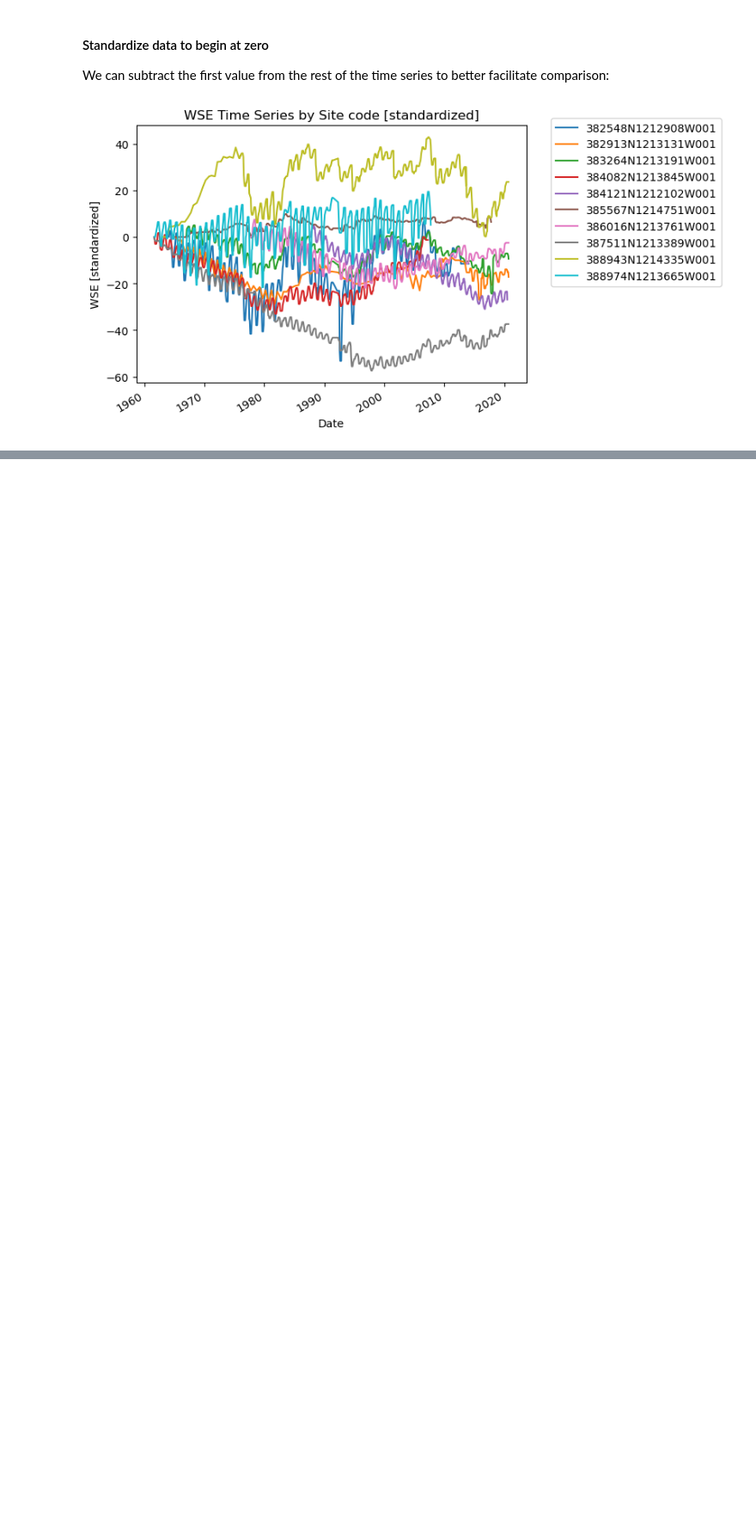
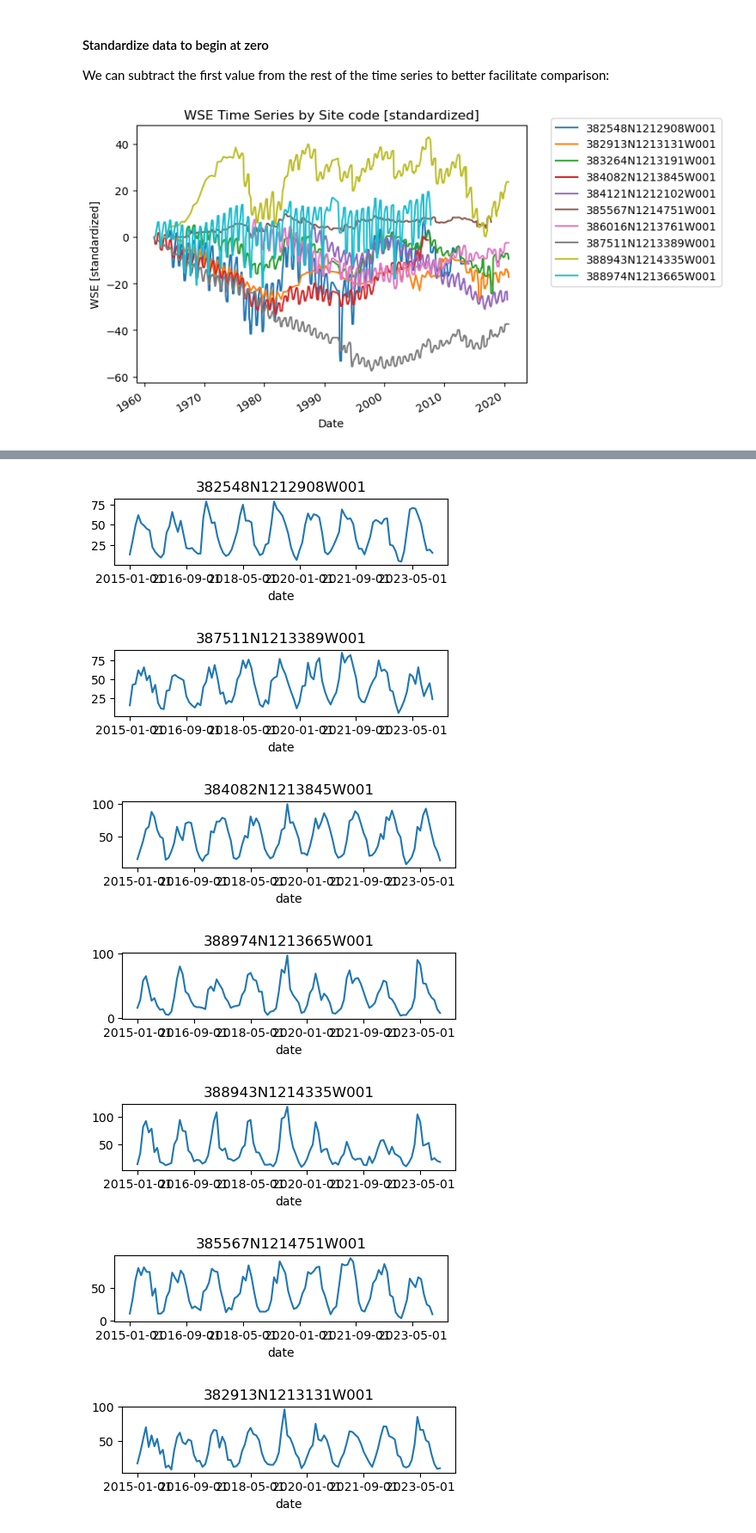
Before and after one commit to py4wrds/py4wrds, a Jupyter notebook: 6-water-resources-data-science.ipynb, the cells around one changed output, grey strips where cells are left out. Shown at 86% size. Drawn from its saved outputs; the diff is of its cells as text; code cells hidden in the pictures; blank space fills up the shorter version.

Commit message:
finish data science example

```diff
--- a/6-water-resources-data-science.ipynb
+++ b/6-water-resources-data-science.ipynb
@@ -376,8 +403,13 @@ import matplotlib.pyplot as plt
 # %%
-with open("openet_api.txt","r") as f:
+with open("/Users/aakashahamed/Desktop/junkyard/openet_api.txt","r") as f:
     api_key = f.read()
 # %%
 def fetch_et_point(point):
+    '''
+    This function accepts a list of two floats denoting the point's longitude,latitude format
+    Example Usage:
+    >>> fetch_et([-121.890029, 37.088582])
+    '''
     header = {"Authorization": api_key}
 
     # endpoint arguments
@@ -386,7 +418,6 @@ def fetch_et_point(point):
         "2015-01-01",
         "2023-12-31"
       ],
-      "interval": "monthly",
       "geometry": point,
       "interval": "monthly",
       "model": "Ensemble",
@@ -417,3 +448,7 @@ def fetch_et_point(point):
     et_df.set_index('date', inplace = True)
 
     return et_df
+# %%
+# Isolate the site codes, lat/lon coordinates by subsetting and dropping duplicate entries
+et_site_df = df_joined[['LONGITUDE', 'LATITUDE','SITE_CODE']].drop_duplicates()
+et_site_df.head()
@@ -419,0 +462,19 @@ def fetch_et_point(point):
+# %%
+# Setup our dictionary to store results
+results_dict = {}
+
+# Loop through our dataframe, retrieve the ET data based on each lat / lon coordinate
+for idx, row in et_site_df.iterrows():
+    lat,lon = row['LATITUDE'],row['LONGITUDE']
+    site_code = row['SITE_CODE']
+    print(f"processing {site_code} ========== ")
+
+    # Check if we already have this file
+    if not os.path.exists("./data/stn_et_mm.csv"):
+        et_data = fetch_et_point([lon,lat])
+
+    # Only if not, query the ET data via API
+    else:
+        et_data = pd.DataFrame(pd.read_csv("./data/stn_et_mm.csv").set_index("date")[site_code])
+
+    results_dict[site_code]=et_data
@@ -419,0 +492,12 @@ def fetch_et_point(point):
+# %%
+# Let's verify that the data was retrieved correctly and looks reasonable
+for k,v in results_dict.items():
+    v.plot(figsize = (5,1), legend = False); plt.title(k); plt.show()
+# %% [output]
+[figure, added]
+[figure, added]
+[figure, added]
+[figure, added]
+[figure, added]
+[figure, added]
+[figure, added]
```
Also changed, not shown: parts of 31 cells of this notebook.
